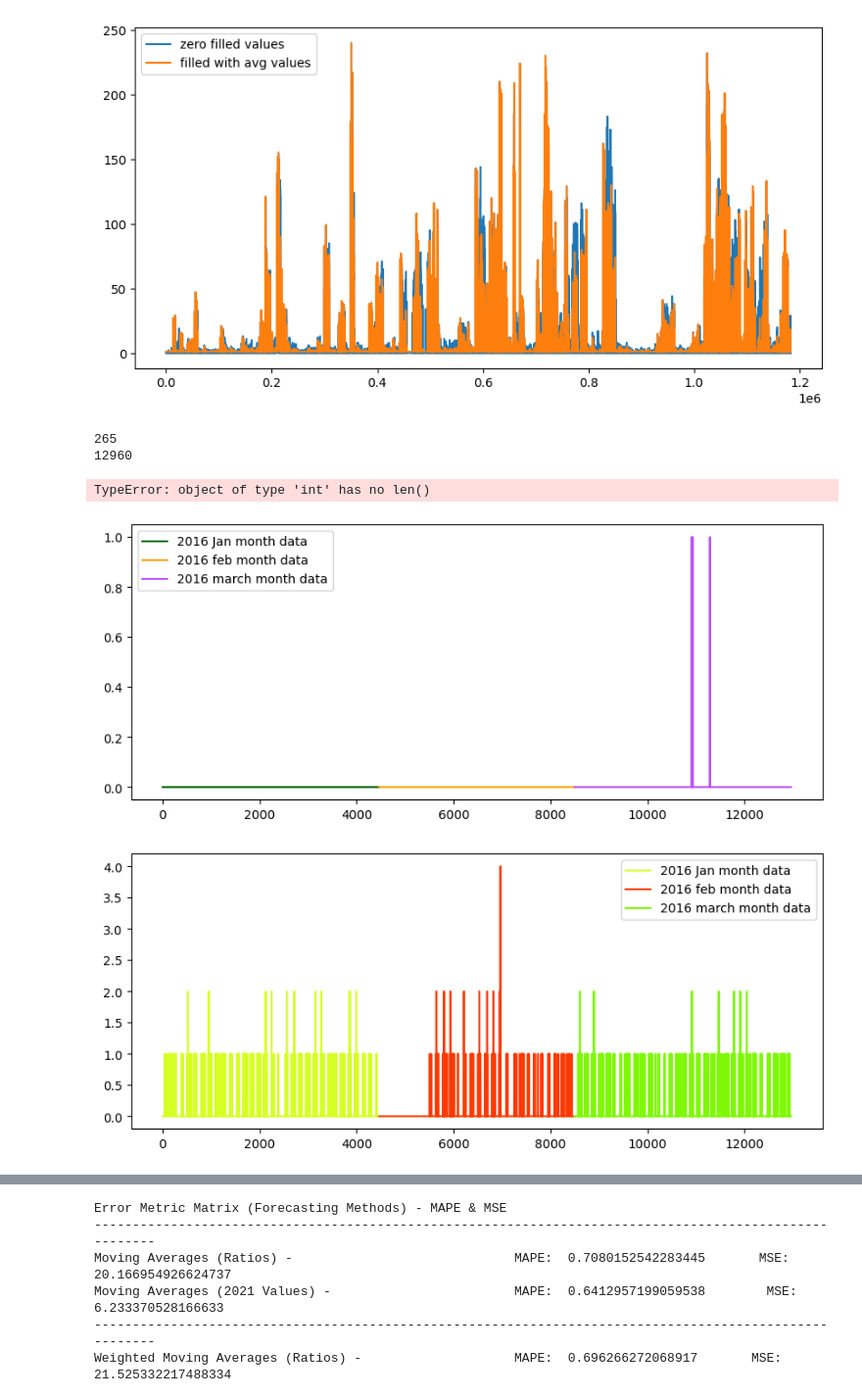
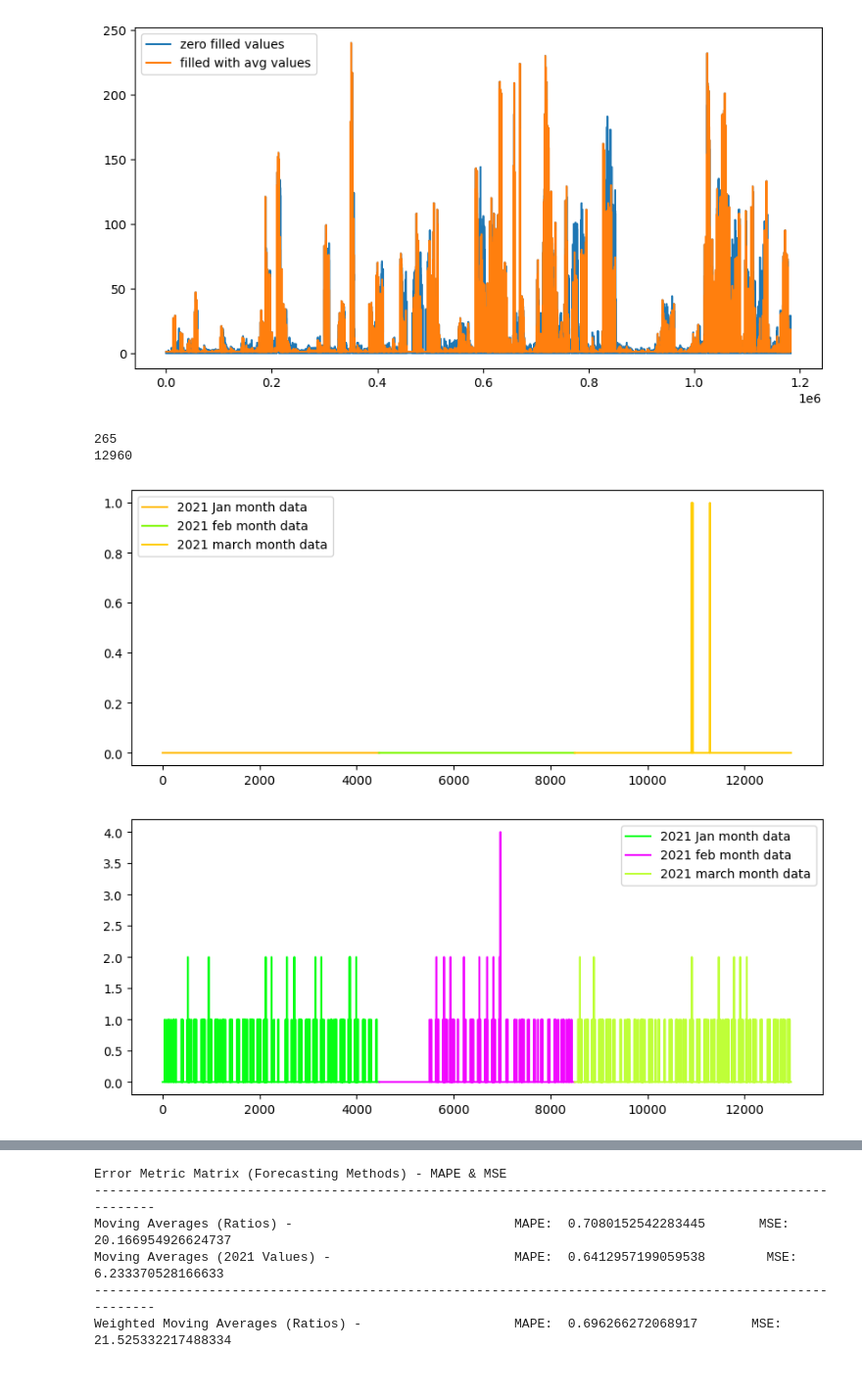
Before and after one commit to SoftwareApplicatiokn/newyork_taxi, a Jupyter notebook: taxi2020.ipynb, the cells around one changed output, grey strips where cells are left out. Shown at 98% size. Drawn from its saved outputs; the diff is of its cells as text; code cells hidden in the pictures.

```diff
--- a/taxi2020.ipynb
+++ b/taxi2020.ipynb
@@ -243,7 +243,7 @@ print("100 percentile value is ",var[-1])
 100 percentile value is  194067.75692307693
 # %%
 #removing further outliers based on the 99.9th percentile value
-frame_with_durations_modified=frame_with_durations[(frame_with_durations.Speed>0) & (frame_with_durations.Speed<46.4)]
+frame_with_durations_modified=frame_with_durations[(frame_with_durations.Speed>0) & (frame_with_durations.Speed<46.5)]
 # %%
 #avg.speed of cabs in New-York
 sum(frame_with_durations_modified["Speed"]) / float(len(frame_with_durations_modified["Speed"]))
@@ -745,24 +749,23 @@ print(len(regions_cum[0]))
 # %% [output]
 265
 12960
-TypeError: object of type 'int' has no len()
 # %%
 def uniqueish_color():
     """There're better ways to generate unique colors, but this isn't awful."""
     return plt.cm.gist_ncar(np.random.random())
 first_x = list(range(0,4464))
 second_x = list(range(4464,8496))
 third_x = list(range(8496,12960))
 for i in range(1, 3):
     plt.figure(figsize=(10,4))
-    plt.plot(first_x,regions_cum[i][:4464], color=uniqueish_color(), label='2016 Jan month data')
-    plt.plot(second_x,regions_cum[i][4464:8496], color=uniqueish_color(), label='2016 feb month data')
-    plt.plot(third_x,regions_cum[i][8496:], color=uniqueish_color(), label='2016 march month data')
+    plt.plot(first_x,regions_cum[i][:4464], color=uniqueish_color(), label='2021 Jan month data')
+    plt.plot(second_x,regions_cum[i][4464:8496], color=uniqueish_color(), label='2021 feb month data')
+    plt.plot(third_x,regions_cum[i][8496:], color=uniqueish_color(), label='2021 march month data')
     plt.legend()
     plt.show()
 # %% [output]
-[figure, old version]
+[figure, new version]
-[figure, old version]
+[figure, new version]
 # %%
 # getting peaks: https://blog.ytotech.com/2015/11/01/findpeaks-in-python/
 # read more about fft function : https://docs.scipy.org/doc/numpy/reference/generated/numpy.fft.fft.html
```
Also changed, not shown: parts of 21 cells of this notebook, 1 other file.
